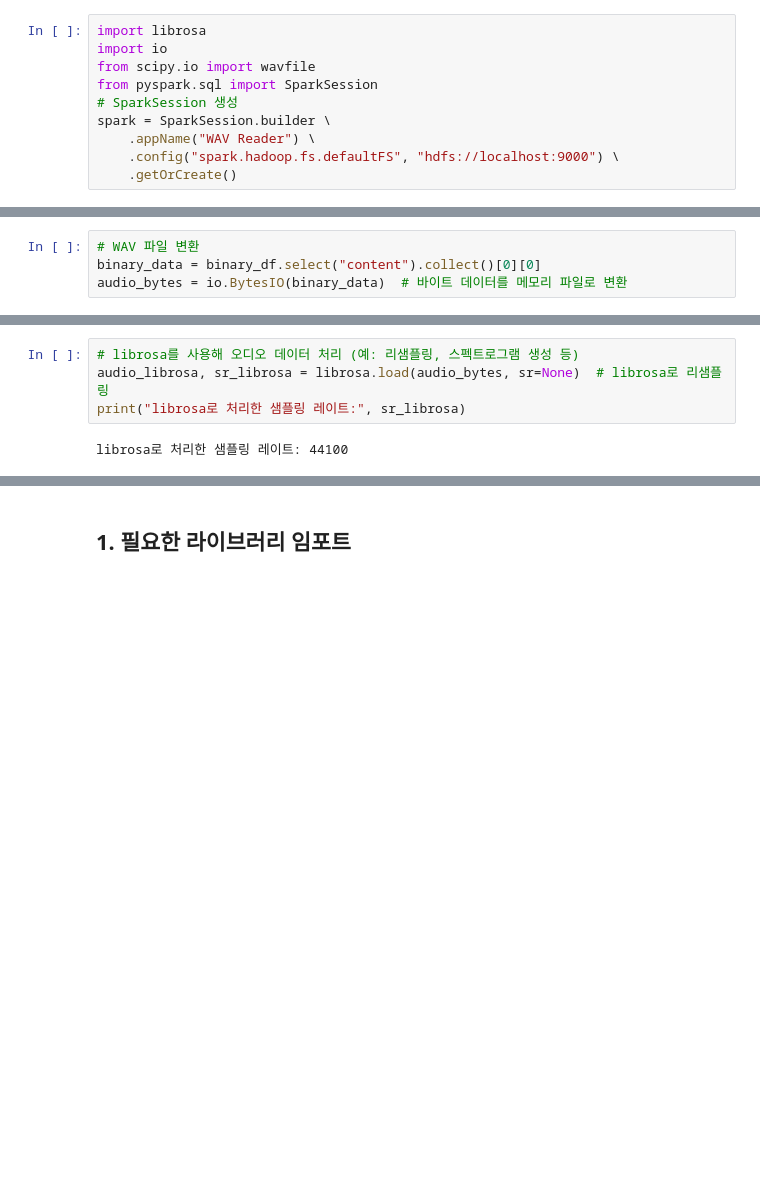
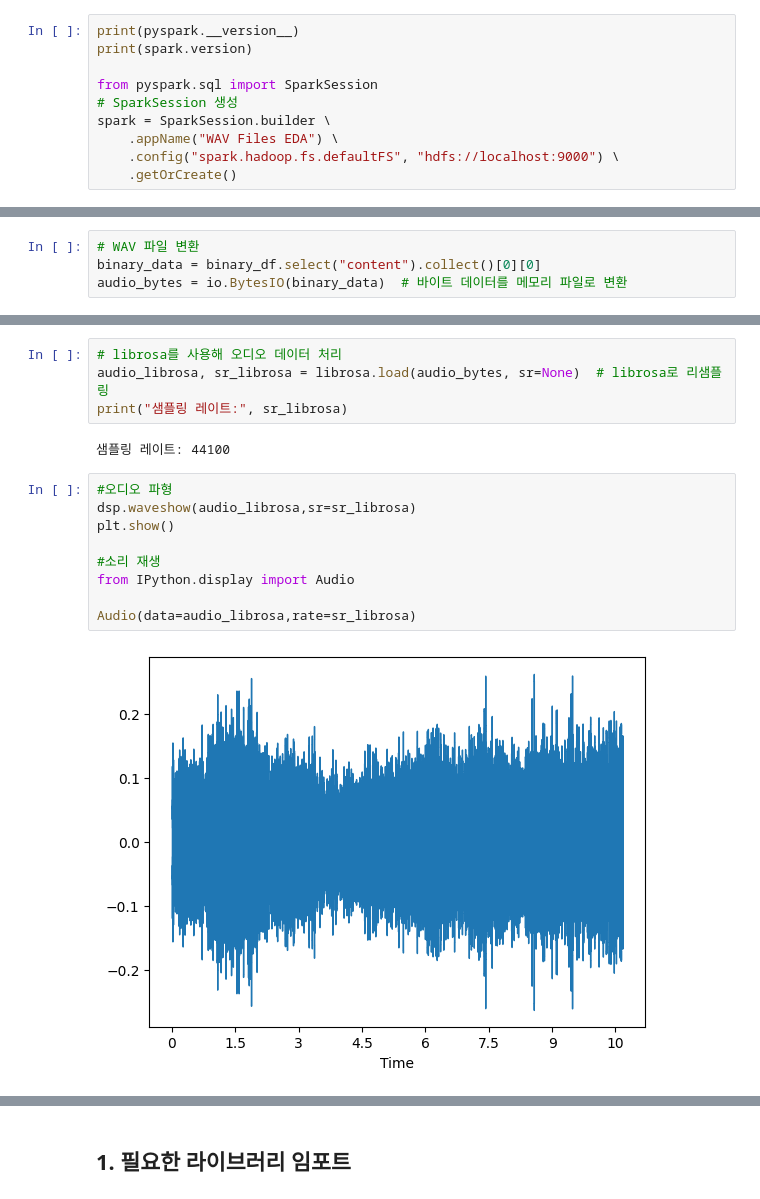
Before and after one commit to selina7704/noise-data-platform, a Jupyter notebook: ES/soundfile_load_1.ipynb, the cells around one changed output, grey strips where cells are left out. Cells and saved outputs as stored; diff of their text form; blank space fills up the shorter version.

```diff
--- a/ES/soundfile_load_1.ipynb
+++ b/ES/soundfile_load_1.ipynb
@@ -19,10 +12,10 @@ To adjust logging level use sc.setLogLevel(newLevel). For SparkR, use setLogLeve
 # %%
-import librosa
-import io
-from scipy.io import wavfile
+print(pyspark.__version__)
+print(spark.version)
+
 from pyspark.sql import SparkSession
 # SparkSession 생성
 spark = SparkSession.builder \
-    .appName("WAV Reader") \
+    .appName("WAV Files EDA") \
     .config("spark.hadoop.fs.defaultFS", "hdfs://localhost:9000") \
     .getOrCreate()
@@ -42,6 +38,17 @@ WAV 파일 샘플링 레이트: 44100
 # %%
-# librosa를 사용해 오디오 데이터 처리 (예: 리샘플링, 스펙트로그램 생성 등)
+# librosa를 사용해 오디오 데이터 처리
 audio_librosa, sr_librosa = librosa.load(audio_bytes, sr=None)  # librosa로 리샘플링
-print("librosa로 처리한 샘플링 레이트:", sr_librosa)
+print("샘플링 레이트:", sr_librosa)
 # %% [output]
-librosa로 처리한 샘플링 레이트: 44100
+샘플링 레이트: 44100
+# %%
+#오디오 파형
+dsp.waveshow(audio_librosa,sr=sr_librosa)
+plt.show()
+
+#소리 재생
+from IPython.display import Audio
+
+Audio(data=audio_librosa,rate=sr_librosa)
+# %% [output]
+[figure, added]
```
Also changed, not shown: parts of 17 cells of this notebook, 2 other files.
